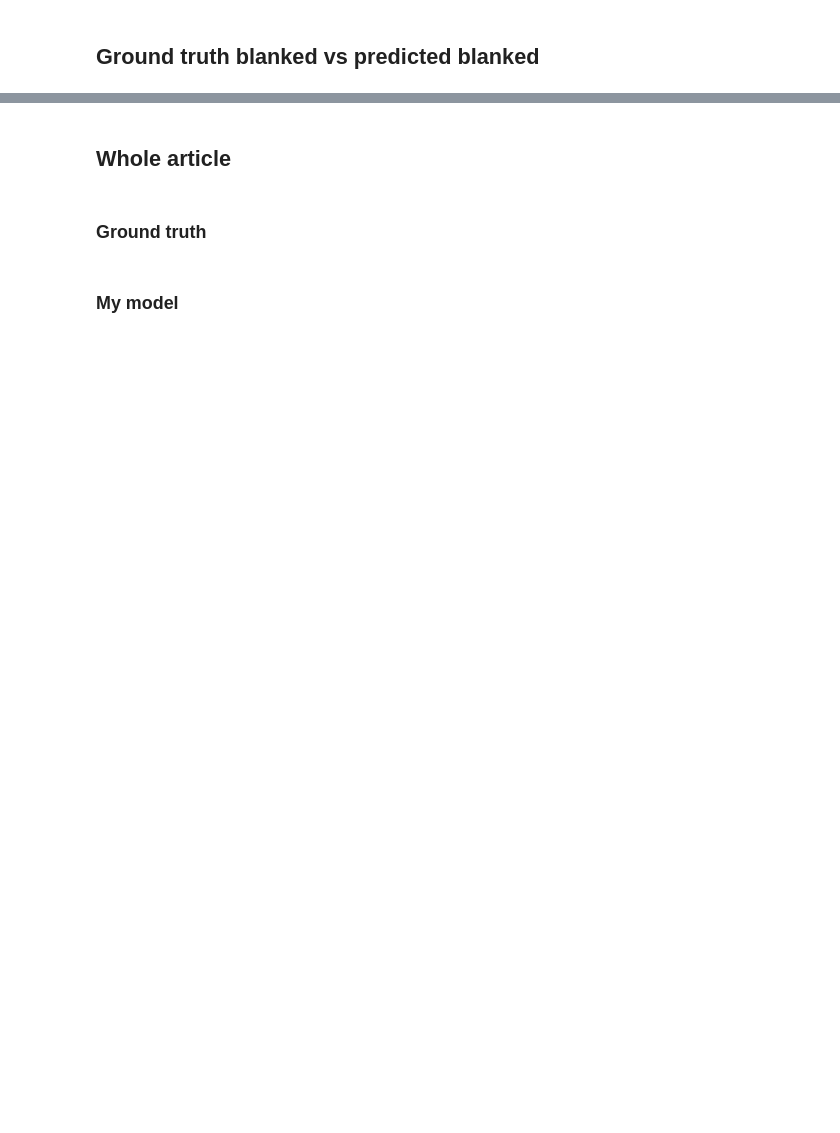
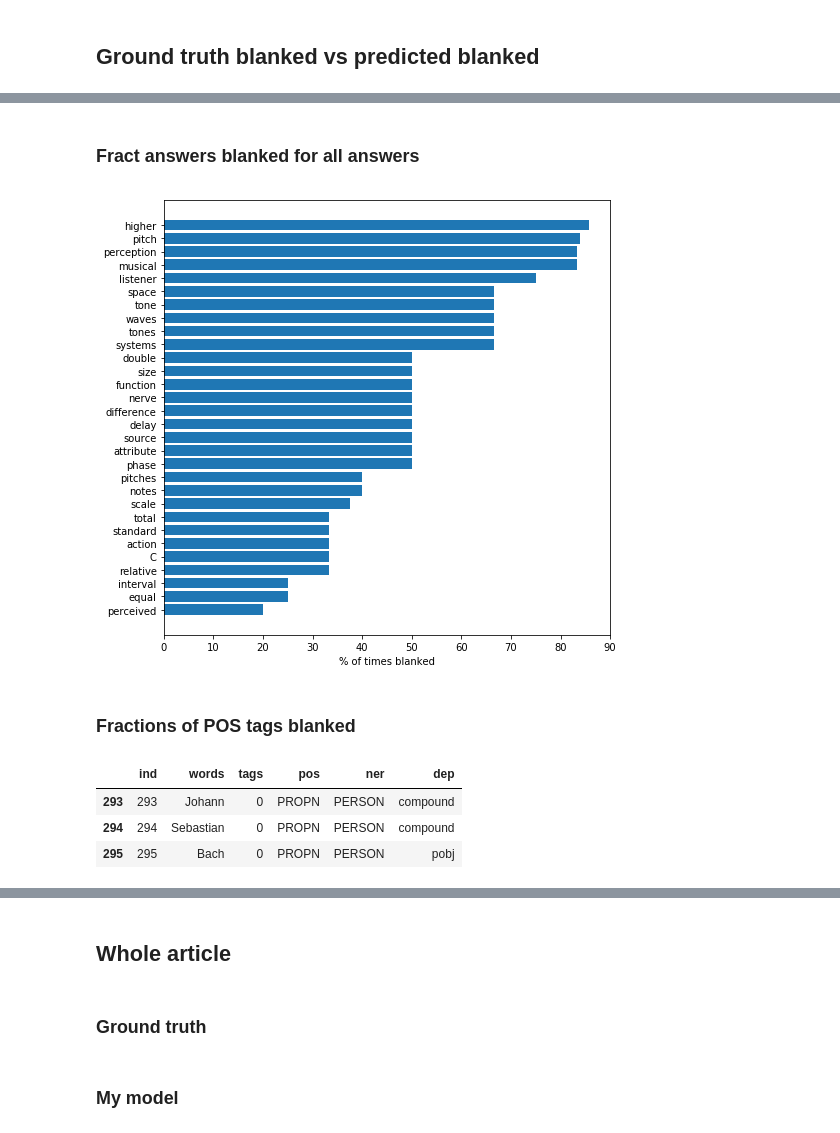
Before and after one commit to davestanley/mindpocket, a Jupyter notebook: train_model/articles_batch5.0/model6e0c37/test_performance_model.ipynb, the cells around one changed output, grey strips where cells are left out. Saved outputs shown, nothing was run; the diff lists cells and outputs as text; code cells hidden in the pictures; blank space fills up the shorter version.

```diff
--- a/train_model/articles_batch5.0/model6e0c37/test_performance_model.ipynb
+++ b/train_model/articles_batch5.0/model6e0c37/test_performance_model.ipynb
@@ -471,0 +510,34 @@ Answers:
+# %% [markdown]
+### Fract answers blanked for all answers
+# %%
+import numpy as np
+import pandas as pd
+
+d = {'myanswers_unique':myanswers_unique,'fracblanked':fracblanked}
+
+df = pd.DataFrame(data=d);
+
+df2 = df.sort_values(by='fracblanked',ascending=True);
+
+
+
+N=30          # of data points to show
+figure(num=None, figsize=(8, 8),facecolor='w', edgecolor='k')
+bars = (df2['myanswers_unique'].values.tolist())[0:N]
+y_pos = np.arange(len(bars))
+val = (df2['fracblanked'].values.tolist())[0:N]
+y_pos = np.arange(len(bars))
+
+# Create horizontal bars
+plt.barh(y_pos, val)
+
+# Create names on the y-axis
+plt.yticks(y_pos, bars)
+
+plt.xlabel('% of times blanked')
+# Show graphic
+plt.show()
+# %% [output]
+[figure, added]
+# %% [markdown]
+### Fractions of POS tags blanked
@@ -471,0 +581,8 @@ Answers:
+# %%
+df3 = df.loc[df['ner'] == 'PERSON']
+df3           # Hmmm
+# %% [output]
+|  | ind | words | tags | pos | ner | dep |
+| 293 | 293 | Johann | 0 | PROPN | PERSON | compound |
+| 294 | 294 | Sebastian | 0 | PROPN | PERSON | compound |
+| 295 | 295 | Bach | 0 | PROPN | PERSON | pobj |
```
Also changed, not shown: parts of 20 cells of this notebook.
